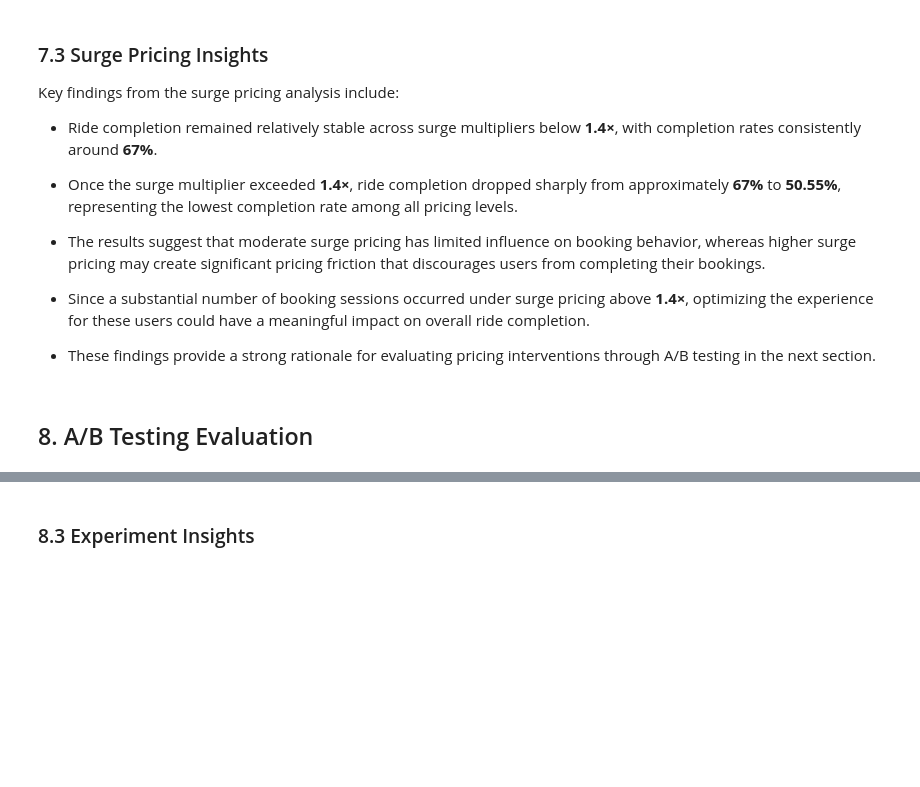
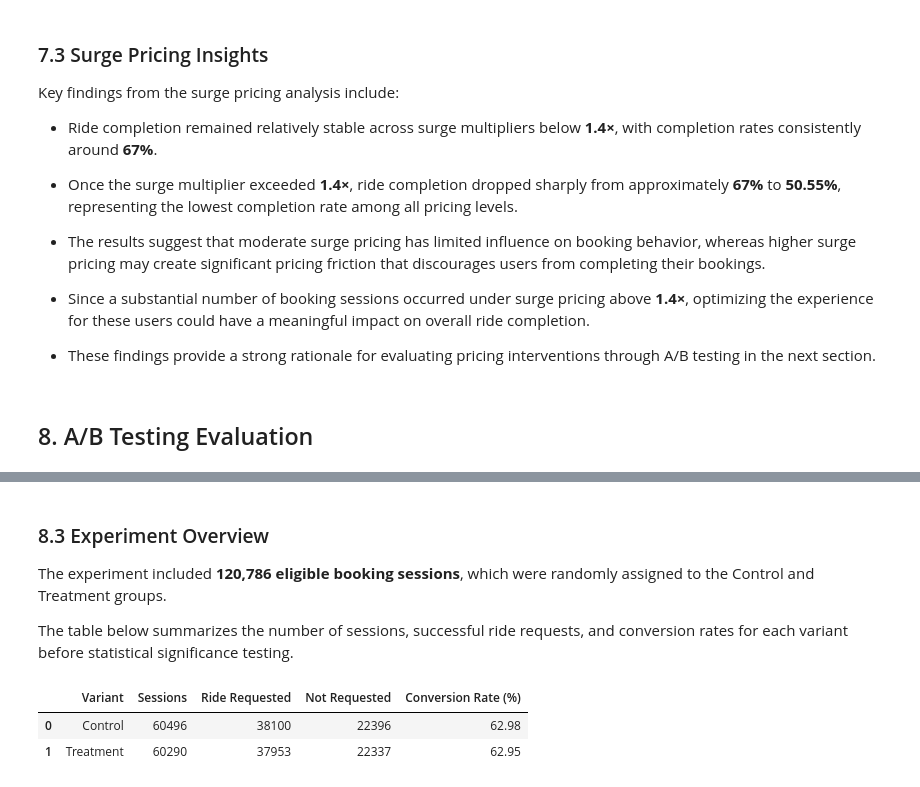
Before and after one commit to trihanda/mobility-product-funnel-analysis, a Jupyter notebook: notebooks/funnel_analysis.ipynb, the cells around one changed output, grey strips where cells are left out. Cells and saved outputs as stored; diff of their text form; code cells hidden in the pictures; blank space fills up the shorter version.

Commit message:
feat: complete A/B Testing and business recommendations

```diff
--- a/notebooks/funnel_analysis.ipynb
+++ b/notebooks/funnel_analysis.ipynb
@@ -788,2 +919,41 @@ Key findings from the surge pricing analysis include:
 # %% [markdown]
-### 8.3 Experiment Insights
+### 8.3 Experiment Overview
+
+The experiment included **120,786 eligible booking sessions**, which were randomly assigned to the Control and Treatment groups.
+
+The table below summarizes the number of sessions, successful ride requests, and conversion rates for each variant before statistical significance testing.
+# %%
+experiment_summary = (
+    experiments_df
+    .groupby("variant")["conversion"]
+    .agg(
+        Sessions="count",
+        Ride_Requested="sum"
+    )
+    .reset_index()
+)
+
+experiment_summary["Not Requested"] = (
+    experiment_summary["Sessions"]
+    - experiment_summary["Ride_Requested"]
+)
+
+experiment_summary["Conversion Rate (%)"] = (
+    experiment_summary["Ride_Requested"]
+    / experiment_summary["Sessions"]
+    * 100
+).round(2)
+
+experiment_summary.rename(
+    columns={
+        "variant": "Variant",
+        "Ride_Requested": "Ride Requested"
+    },
+    inplace=True
+)
+
+display(experiment_summary)
+# %% [output]
+|  | Variant | Sessions | Ride Requested | Not Requested | Conversion Rate (%) |
+| 0 | Control | 60496 | 38100 | 22396 | 62.98 |
+| 1 | Treatment | 60290 | 37953 | 22337 | 62.95 |
```
Also changed, not shown: parts of 11 cells of this notebook, 1 other file.
